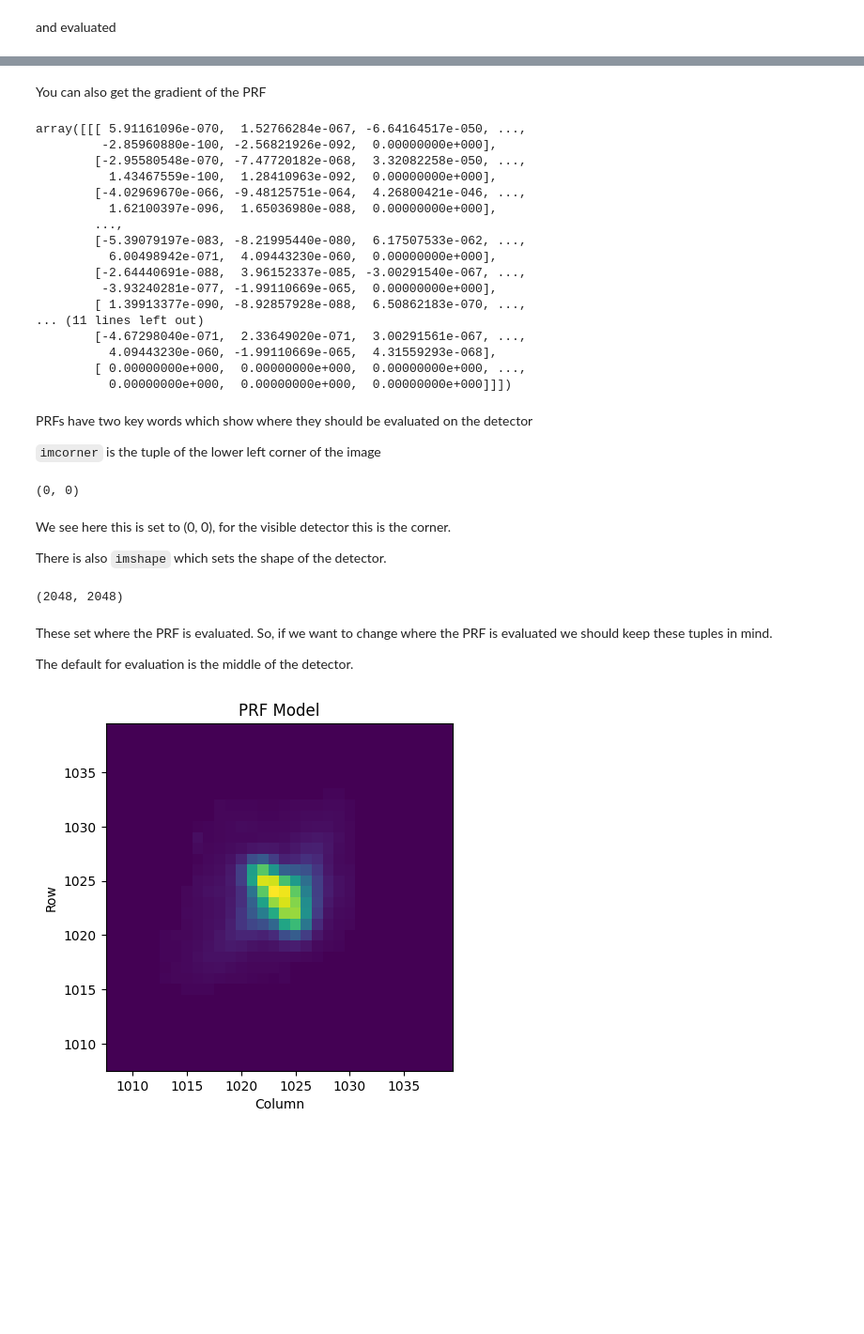
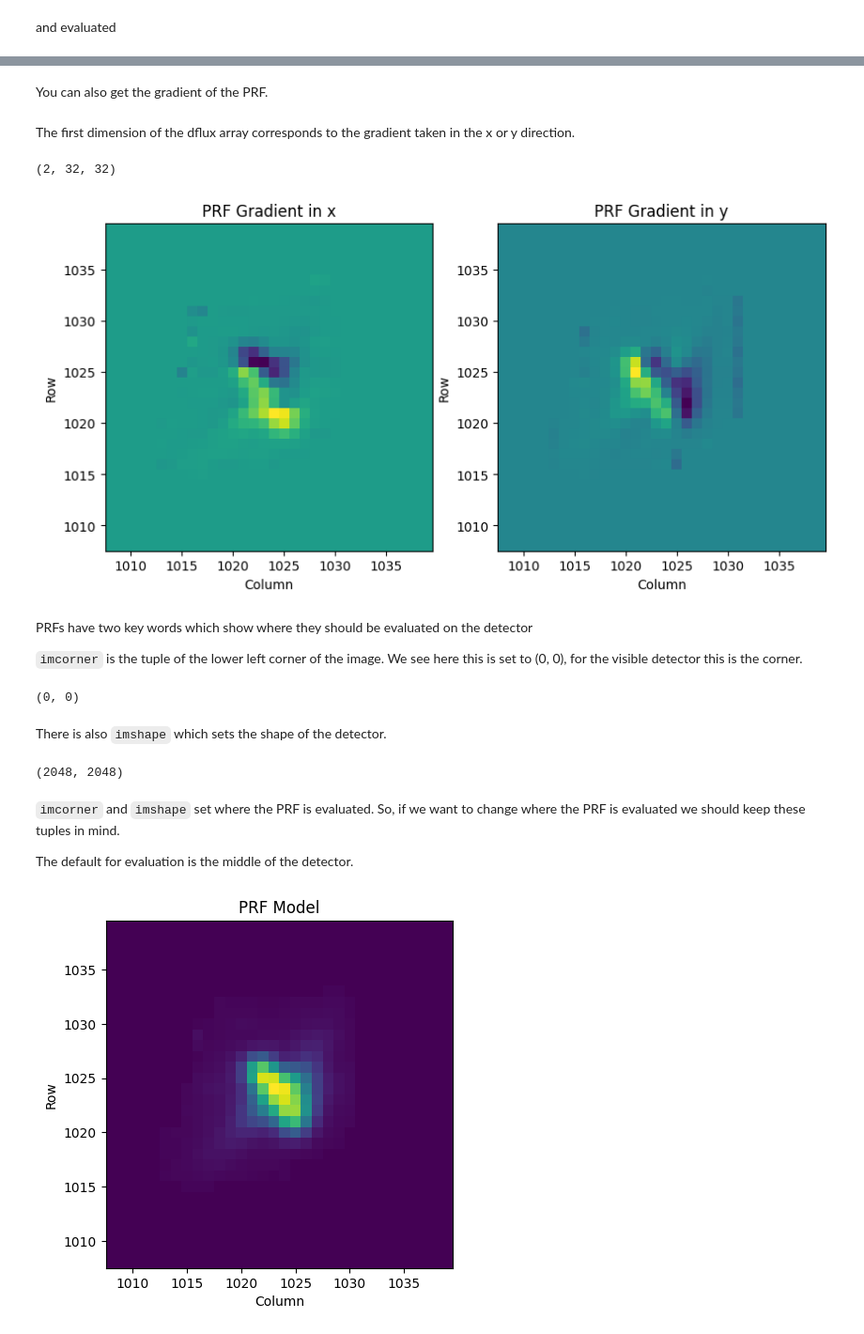
Before and after one commit to PandoraMission/pandora-aperture, a Jupyter notebook: docs/prf-examples.ipynb, the cells around one changed output, grey strips where cells are left out. Shown at 94% size. Cells and saved outputs as stored; diff of their text form; code cells hidden in the pictures; blank space fills up the shorter version.

```diff
--- a/docs/prf-examples.ipynb
+++ b/docs/prf-examples.ipynb
@@ -45,47 +45,39 @@ array([[ 5.80194670e-075, -5.41068561e-072,  1.55215336e-066, ...,
        [ 0.00000000e+000,  0.00000000e+000,  0.00000000e+000, ...,
          0.00000000e+000,  0.00000000e+000,  0.00000000e+000]])
 # %% [markdown]
-You can also get the gradient of the PRF
+You can also get the gradient of the PRF.
 # %%
 row, column, flux, dflux = prf.evaluate(gradients=True)
+# %% [markdown]
+The first dimension of the dflux array corresponds to the gradient taken in the x or y direction.
 # %%
-dflux
+dflux.shape
 # %% [output]
-array([[[ 5.91161096e-070,  1.52766284e-067, -6.64164517e-050, ...,
-         -2.85960880e-100, -2.56821926e-092,  0.00000000e+000],
-        [-2.95580548e-070, -7.47720182e-068,  3.32082258e-050, ...,
-          1.43467559e-100,  1.28410963e-092,  0.00000000e+000],
-        [-4.02969670e-066, -9.48125751e-064,  4.26800421e-046, ...,
-          1.62100397e-096,  1.65036980e-088,  0.00000000e+000],
-        ...,
-        [-5.39079197e-083, -8.21995440e-080,  6.17507533e-062, ...,
-          6.00498942e-071,  4.09443230e-060,  0.00000000e+000],
-        [-2.64440691e-088,  3.96152337e-085, -3.00291540e-067, ...,
-         -3.93240281e-077, -1.99110669e-065,  0.00000000e+000],
-        [ 1.39913377e-090, -8.92857928e-088,  6.50862183e-070, ...,
-... (11 lines left out)
-        [-4.67298040e-071,  2.33649020e-071,  3.00291561e-067, ...,
-          4.09443230e-060, -1.99110669e-065,  4.31559293e-068],
-        [ 0.00000000e+000,  0.00000000e+000,  0.00000000e+000, ...,
-          0.00000000e+000,  0.00000000e+000,  0.00000000e+000]]])
+(2, 32, 32)
+# %%
+fig, ax = plt.subplots(1,2, figsize=[10,6])
+ax[0].pcolormesh(column, row, dflux[0])
+ax[1].pcolormesh(column, row, dflux[1])
+ax[0].set(aspect='equal', xlabel='Column', ylabel='Row', title=f'PRF Gradient in x')
+ax[1].set(aspect='equal', xlabel='Column', ylabel='Row', title=f'PRF Gradient in y');
+# %% [output]
+[figure, added]
 # %% [markdown]
 PRFs have two key words which show where they should be evaluated on the detector
 
-`imcorner` is the tuple of the lower left corner of the image
+`imcorner` is the tuple of the lower left corner of the image. We see here this is set to (0, 0), for the visible detector this is the corner.
 # %%
 prf.imcorner
 # %% [output]
 (0, 0)
 # %% [markdown]
-We see here this is set to (0, 0), for the visible detector this is the corner.
-
 There is also `imshape` which sets the shape of the detector.
 # %%
 prf.imshape
 # %% [output]
 (2048, 2048)
 # %% [markdown]
-These set where the PRF is evaluated. So, if we want to change where the PRF is evaluated we should keep these tuples in mind.
+`imcorner` and `imshape` set where the PRF is evaluated. So, if we want to change where the PRF is evaluated we should keep these tuples in mind.
 
 The default for evaluation is the middle of the detector.
 # %%
```
Also changed, not shown: parts of 9 cells of this notebook, 1 other file.
